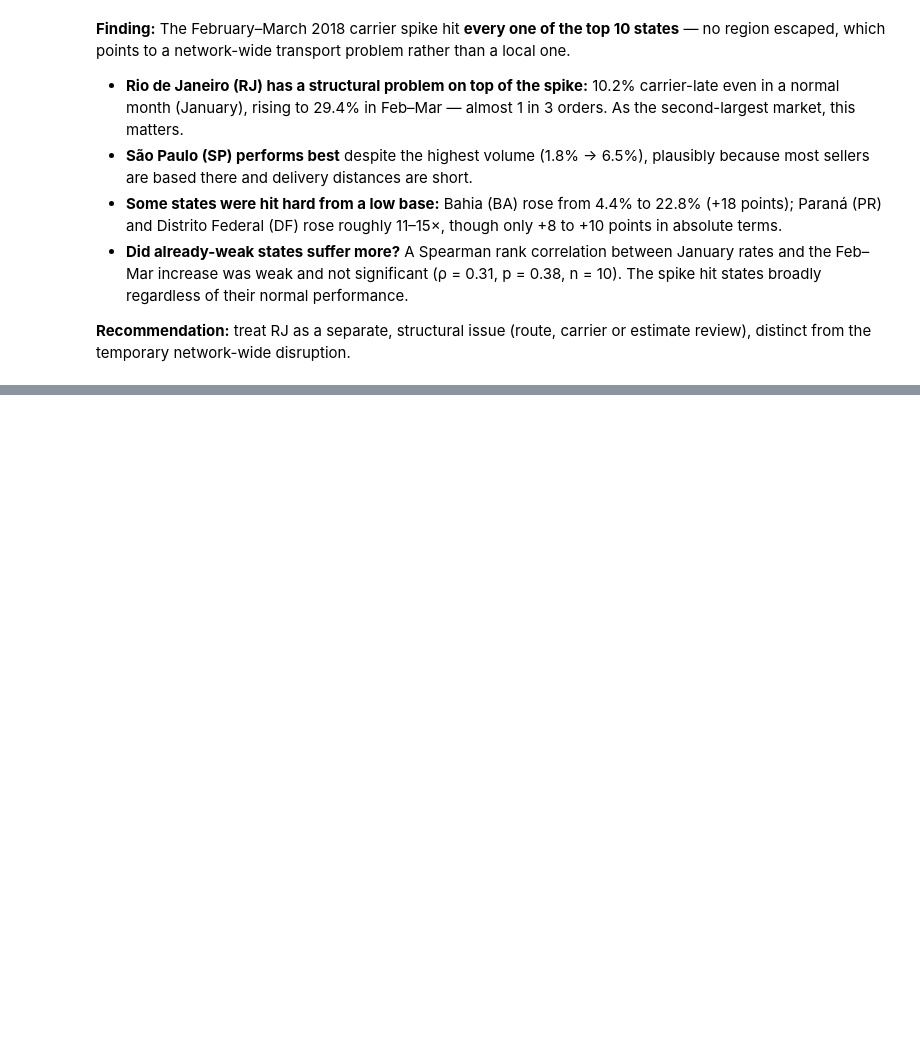
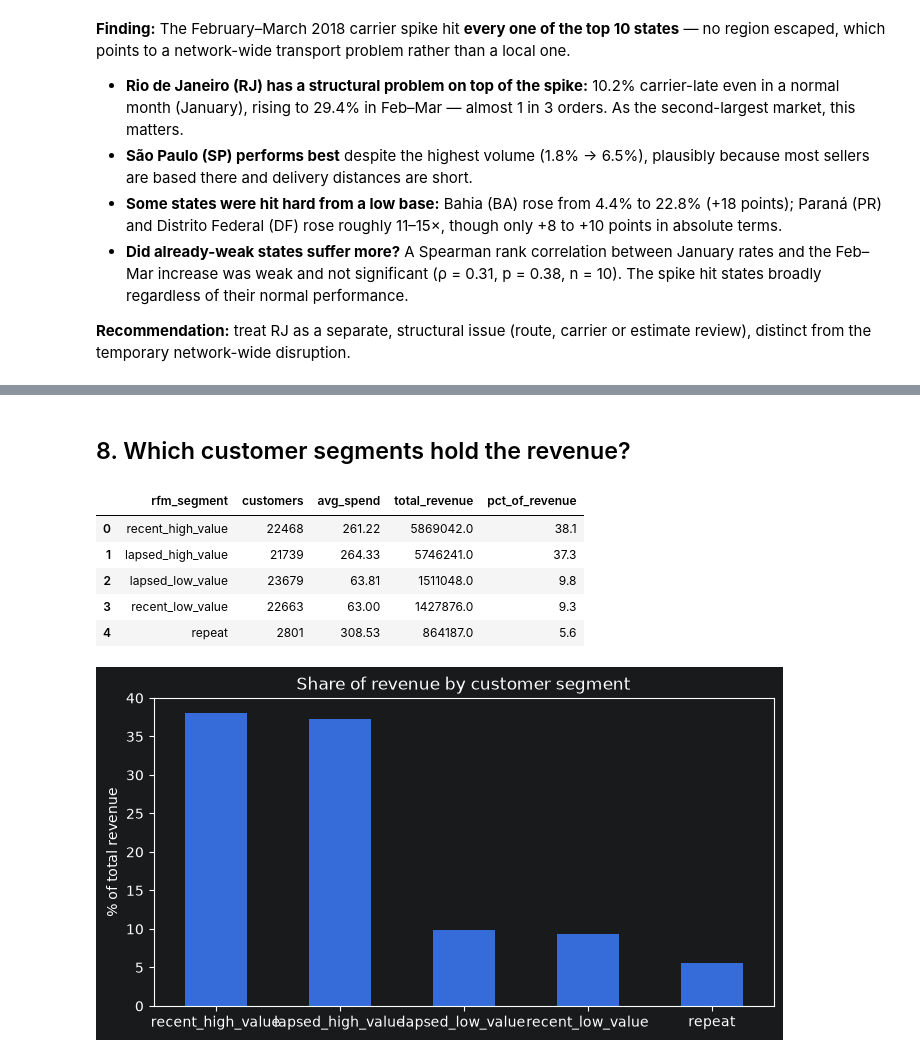
Before and after one commit to iqranishath/fulfillment-analytics-pipeline, a Jupyter notebook: analysis/findings.ipynb, the cells around one changed output, grey strips where cells are left out. Cells and saved outputs as stored; diff of their text form; code cells hidden in the pictures; blank space fills up the shorter version.

```diff
--- a/analysis/findings.ipynb
+++ b/analysis/findings.ipynb
@@ -259,0 +397,30 @@ estimate review), distinct from the temporary network-wide disruption.
+# %% [markdown]
+## 8. Which customer segments hold the revenue?
+# %%
+segments = q("""
+SELECT
+    rfm_segment,
+    COUNT(*)                          AS customers,
+    ROUND(AVG(total_spend), 2)        AS avg_spend,
+    ROUND(SUM(total_spend), 0)        AS total_revenue,
+    ROUND(100.0 * SUM(total_spend) / SUM(SUM(total_spend)) OVER (), 1) AS pct_of_revenue
+FROM analytics.customer_segments
+GROUP BY rfm_segment
+ORDER BY total_revenue DESC
+""")
+
+ax = segments.plot(x="rfm_segment", y="pct_of_revenue", kind="bar", legend=False, figsize=(8, 4), rot=0)
+ax.set_title("Share of revenue by customer segment")
+ax.set_ylabel("% of total revenue")
+ax.set_xlabel("")
+ax.figure.savefig(PROJECT_ROOT / "docs" / "revenue_by_segment.png", dpi=150, bbox_inches="tight")
+
+segments
+# %% [output]
+|  | rfm_segment | customers | avg_spend | total_revenue | pct_of_revenue |
+| 0 | recent_high_value | 22468 | 261.22 | 5869042.0 | 38.1 |
+| 1 | lapsed_high_value | 21739 | 264.33 | 5746241.0 | 37.3 |
+| 2 | lapsed_low_value | 23679 | 63.81 | 1511048.0 | 9.8 |
+| 3 | recent_low_value | 22663 | 63.00 | 1427876.0 | 9.3 |
+| 4 | repeat | 2801 | 308.53 | 864187.0 | 5.6 |
+[figure, added]
```
Also changed, not shown: parts of 13 cells of this notebook, 3 other files.
